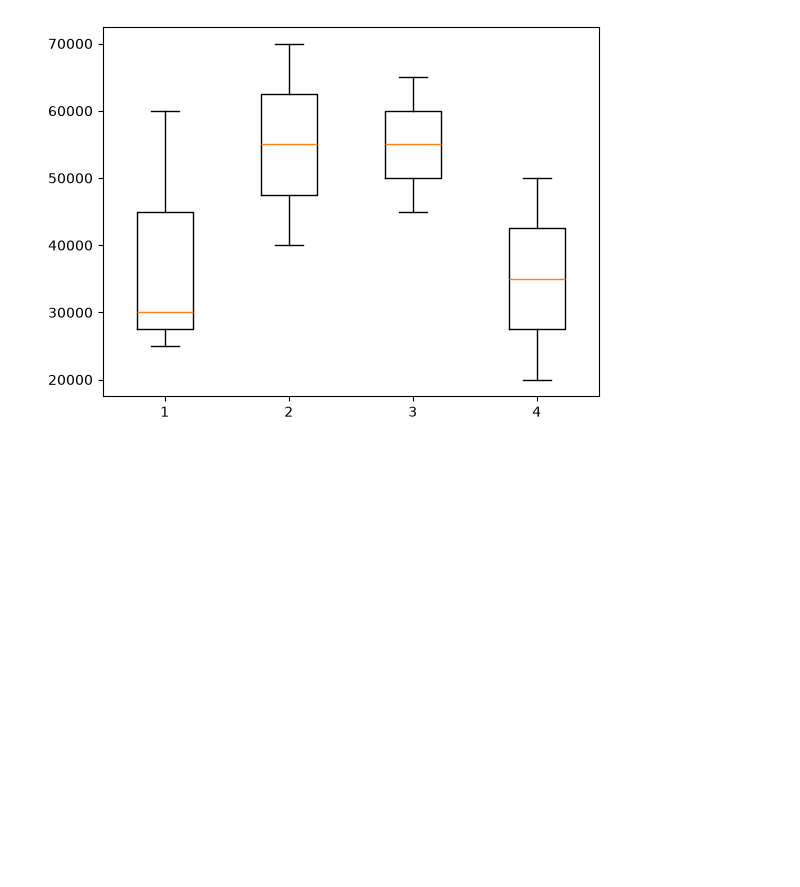
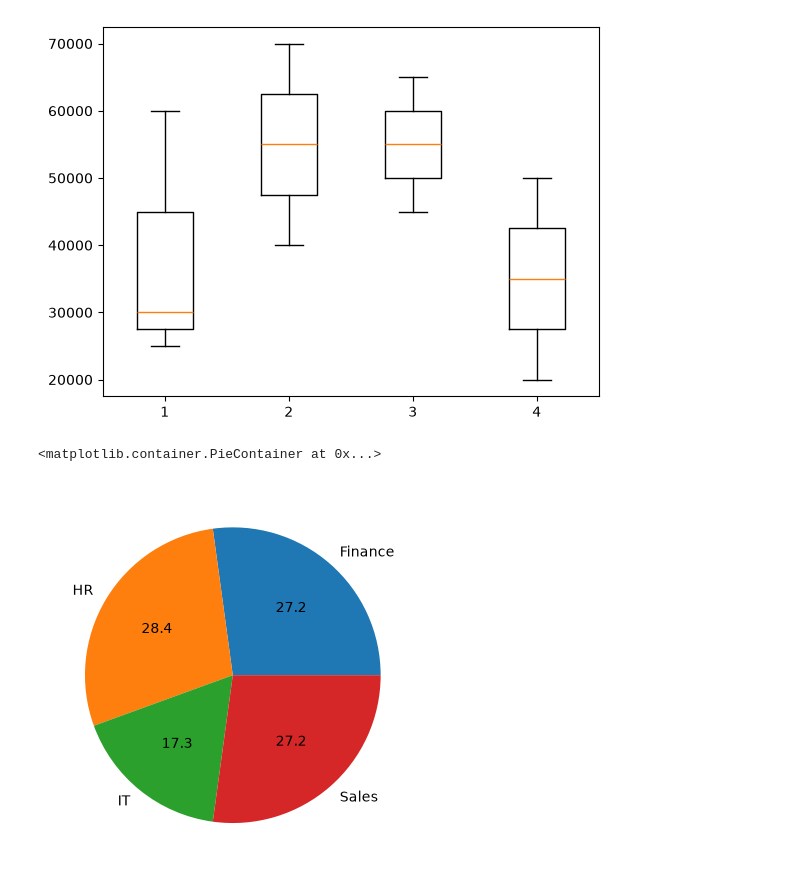
Before and after one commit to Ananya-G-Bharadwaj-Hassan/Python_practice, a Jupyter notebook: Matplotlib/demo.ipynb, the cells around one changed output. Saved outputs shown, nothing was run; the diff lists cells and outputs as text; code cells hidden in the pictures; blank space fills up the shorter version.

```diff
--- a/Matplotlib/demo.ipynb
+++ b/Matplotlib/demo.ipynb
@@ -177,3 +177,12 @@ plt.boxplot([hr_sal,fin_sal,sales_sal,it_sal])
   <matplotlib.lines.Line2D at 0x...>],
  'means': []}
 [figure]
+# %%
+#pie chart
+
+salary_by_dept=df.groupby("dept")["salary"].sum()
+salary_by_dept
+plt.pie(salary_by_dept,labels=salary_by_dept.index,autopct="%1.1f")
+# %% [output]
+<matplotlib.container.PieContainer at 0x...>
+[figure, added]
```
Also changed, not shown: parts of 1 cell of this notebook, 2 other files.
